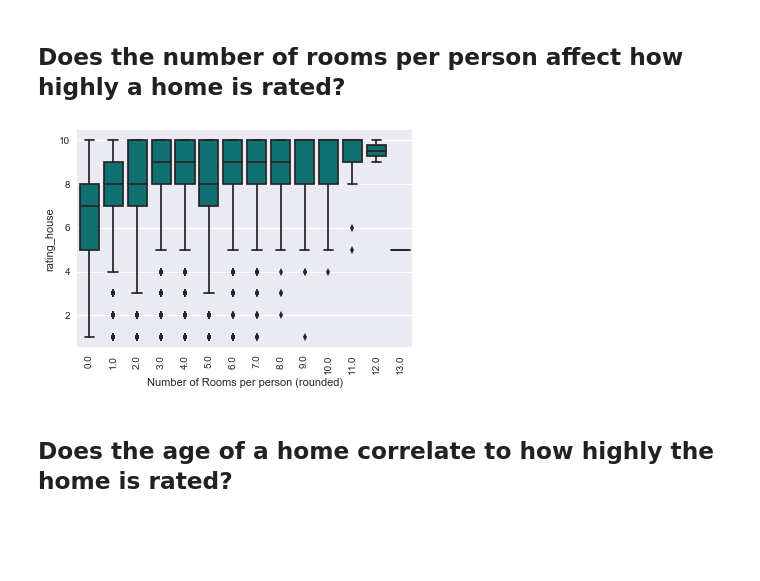
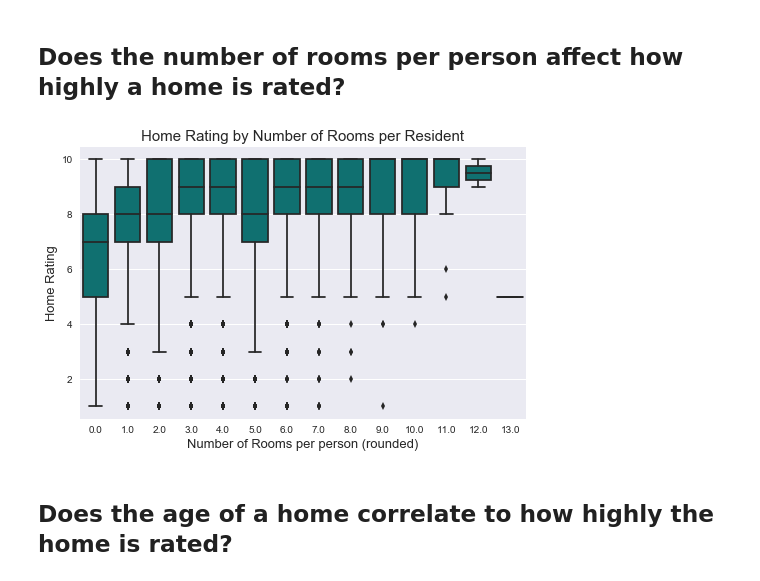
Before and after one commit to kellywong1314/Analytics-and-Machine-Learning, a Jupyter notebook: Capstone 1 - American Housing Satisfaction/EDA_American Housing Survey 2015.ipynb, the cells around one changed output. Saved outputs shown, nothing was run; the diff lists cells and outputs as text; code cells hidden in the pictures; blank space fills up the shorter version.

```diff
--- a/Capstone 1 - American Housing Satisfaction/EDA_American Housing Survey 2015.ipynb
+++ b/Capstone 1 - American Housing Satisfaction/EDA_American Housing Survey 2015.ipynb
@@ -30,12 +30,10 @@ df_household_clean.head()
 # %%
 # plot a histogram to show the distribution of ratings
 
-plt.hist(x='rating_house', bins=10, data=df_household_clean, rwidth=.9)
-plt.xlim([1,10])
-plt.title('Distribution of Household Ratings')
-plt.xlabel('Rating (1 - 10)')
-plt.ylabel('Total Number of Ratings')
+sns.countplot(x='rating_house', data=df_household_clean)
+plt.title('Distribution of Home Ratings', fontsize=15)
+plt.xlabel('Rating (1 - 10)', fontsize=13)
+plt.ylabel('Total Number of Ratings', fontsize=13)
 
-sns.set()
 plt.show()
 # %% [output]
@@ -89,12 +99,14 @@ In general, the more rooms there were in a home, the higher the rating.
 # %% [markdown]
 ## Does the number of rooms per person affect how highly a home is rated?
 # %%
+plt.figure(figsize=(8,5))
 rooms_per_person = (df_household_clean['total_rooms']/df_household_clean['num_people']).round(decimals=0)
 sns.boxplot(x=rooms_per_person, y='rating_house', data=df_household_clean, color='teal')
-plt.xlabel('Number of Rooms per person (rounded)')
-plt.xticks(rotation=90)
+plt.xlabel('Number of Rooms per person (rounded)', fontsize=13)
+plt.ylabel('Home Rating', fontsize=13)
+plt.title('Home Rating by Number of Rooms per Resident', fontsize=15)
 plt.show()
 # %% [output]
-[figure, old version]
+[figure, new version]
 # %% [markdown]
 ## Does the age of a home correlate to how highly the home is rated?
```
Also changed, not shown: parts of 11 cells of this notebook.
